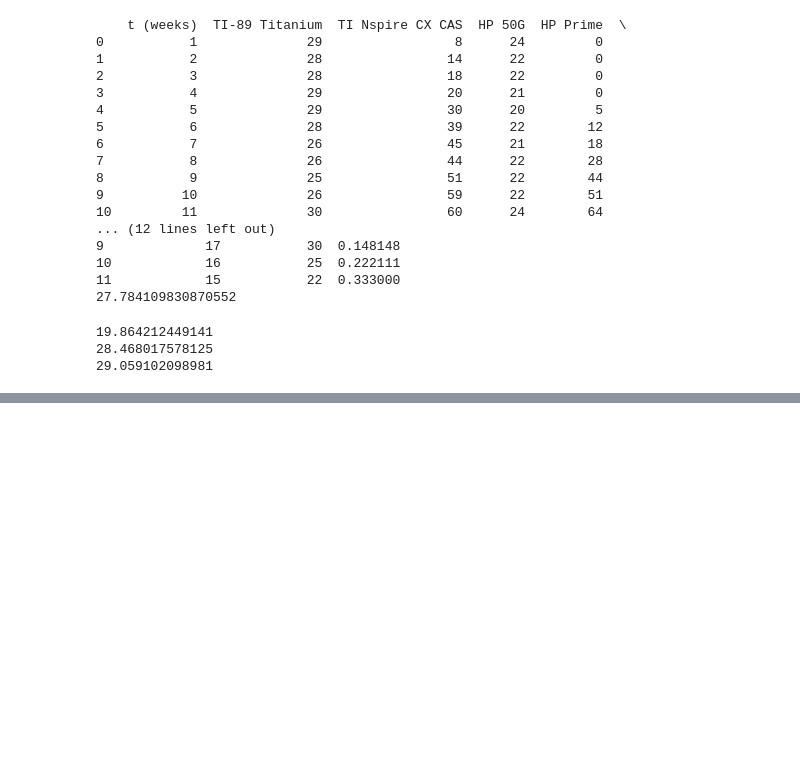
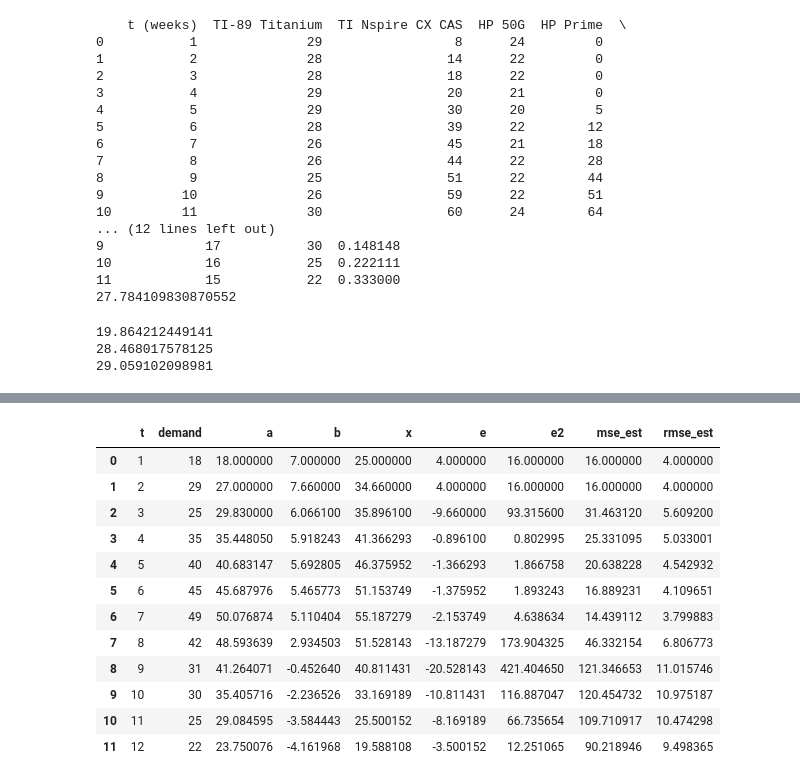
Before and after one commit to datafireball/sc1x, a Jupyter notebook: week2/notes.ipynb, the cells around one changed output, grey strips where cells are left out. Saved outputs shown, nothing was run; the diff lists cells and outputs as text; code cells hidden in the pictures; blank space fills up the shorter version.

```diff
--- a/week2/notes.ipynb
+++ b/week2/notes.ipynb
@@ -508,0 +530,4 @@ print(res)
+# %%
+data = pd.read_excel('Prizm-Data.xlsx', skiprows=5,
+                     names=['col1', 't', 'demand', 'a', 'b', 'x', 'e', 'e2', 'mse_est', 'rmse_est'])
+data.drop(['col1'], axis=1, inplace=True)
@@ -508,0 +549,48 @@ print(res)
+# %%
+alpha = 0.5
+beta = 0.33
+omega = 0.20
+
+def f(r):
+    idx = r.name
+    if idx-1 < 0:
+        return 0
+    a_p, b_p, x_p, mse_est_p = data.iloc[idx -1].loc[['a', 'b', 'x', 'mse_est']]
+    x_c = data.iloc[idx].loc['demand']
+
+    a_c = alpha * x_c + (1-alpha) * (a_p + b_p)
+    b_c = beta * (a_c - a_p) + (1-beta) * b_p
+    #x_hat_c: represent the current estimation for next time step
+    x_hat_c = a_c + b_c
+
+    e = x_c - x_p
+    e2 = e**2
+
+    mse_est = omega * (x_c - x_p)**2 + (1-omega) * mse_est_p
+    rmse_est = np.sqrt(mse_est)
+
+    data.set_value(index=idx, col='a', value=a_c)
+    data.set_value(index=idx, col='b', value=b_c)
+    data.set_value(index=idx, col='x', value=x_hat_c)
+    data.set_value(index=idx, col='e', value=e)
+    data.set_value(index=idx, col='e2', value=e2)
+    data.set_value(index=idx, col='mse_est', value=mse_est)
+    data.set_value(index=idx, col='rmse_est', value=rmse_est)
+
+data.apply(f, axis=1)
+
+data
+# %% [output]
+|  | t | demand | a | b | x | e | e2 | mse_est | rmse_est |
+| 0 | 1 | 18 | 18.000000 | 7.000000 | 25.000000 | 4.000000 | 16.000000 | 16.000000 | 4.000000 |
+| 1 | 2 | 29 | 27.000000 | 7.660000 | 34.660000 | 4.000000 | 16.000000 | 16.000000 | 4.000000 |
+| 2 | 3 | 25 | 29.830000 | 6.066100 | 35.896100 | -9.660000 | 93.315600 | 31.463120 | 5.609200 |
+| 3 | 4 | 35 | 35.448050 | 5.918243 | 41.366293 | -0.896100 | 0.802995 | 25.331095 | 5.033001 |
+| 4 | 5 | 40 | 40.683147 | 5.692805 | 46.375952 | -1.366293 | 1.866758 | 20.638228 | 4.542932 |
+| 5 | 6 | 45 | 45.687976 | 5.465773 | 51.153749 | -1.375952 | 1.893243 | 16.889231 | 4.109651 |
+| 6 | 7 | 49 | 50.076874 | 5.110404 | 55.187279 | -2.153749 | 4.638634 | 14.439112 | 3.799883 |
+| 7 | 8 | 42 | 48.593639 | 2.934503 | 51.528143 | -13.187279 | 173.904325 | 46.332154 | 6.806773 |
+| 8 | 9 | 31 | 41.264071 | -0.452640 | 40.811431 | -20.528143 | 421.404650 | 121.346653 | 11.015746 |
+| 9 | 10 | 30 | 35.405716 | -2.236526 | 33.169189 | -10.811431 | 116.887047 | 120.454732 | 10.975187 |
+| 10 | 11 | 25 | 29.084595 | -3.584443 | 25.500152 | -8.169189 | 66.735654 | 109.710917 | 10.474298 |
+| 11 | 12 | 22 | 23.750076 | -4.161968 | 19.588108 | -3.500152 | 12.251065 | 90.218946 | 9.498365 |
```
Also changed, not shown: parts of 10 cells of this notebook, 4 other files.
